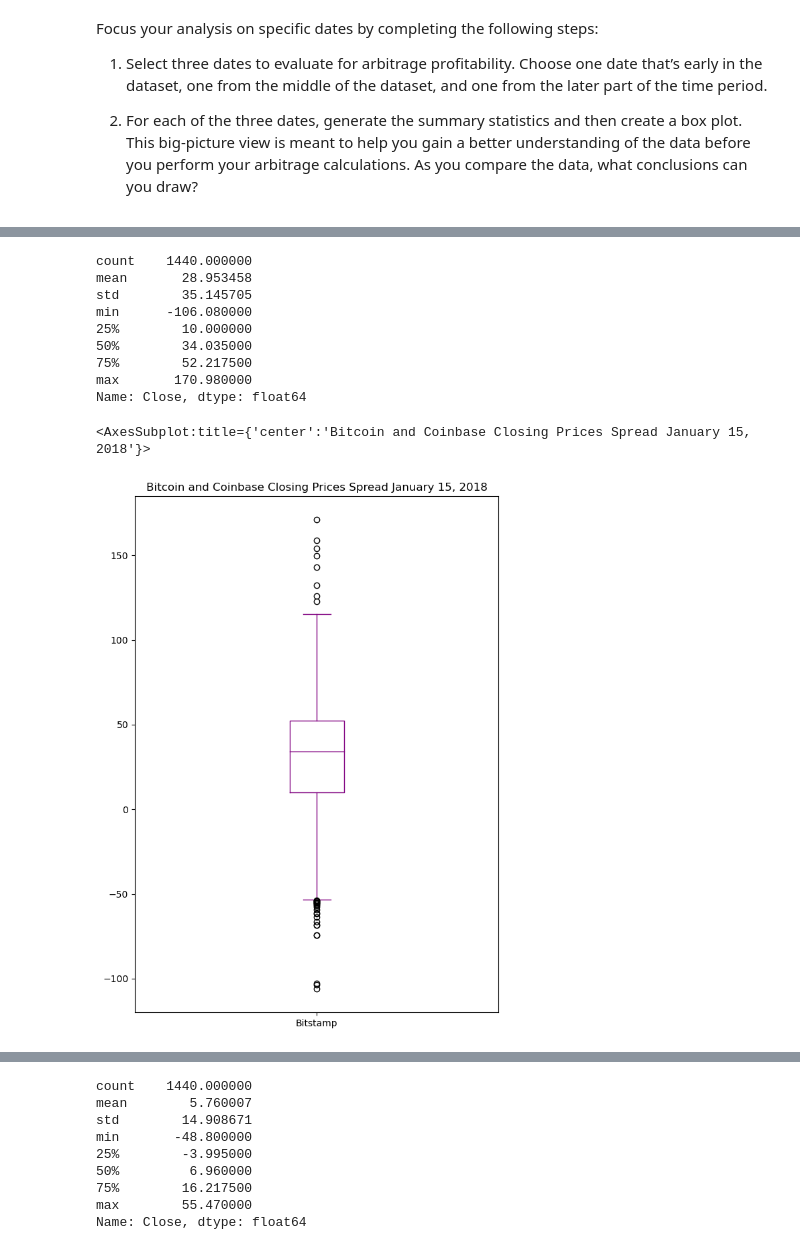
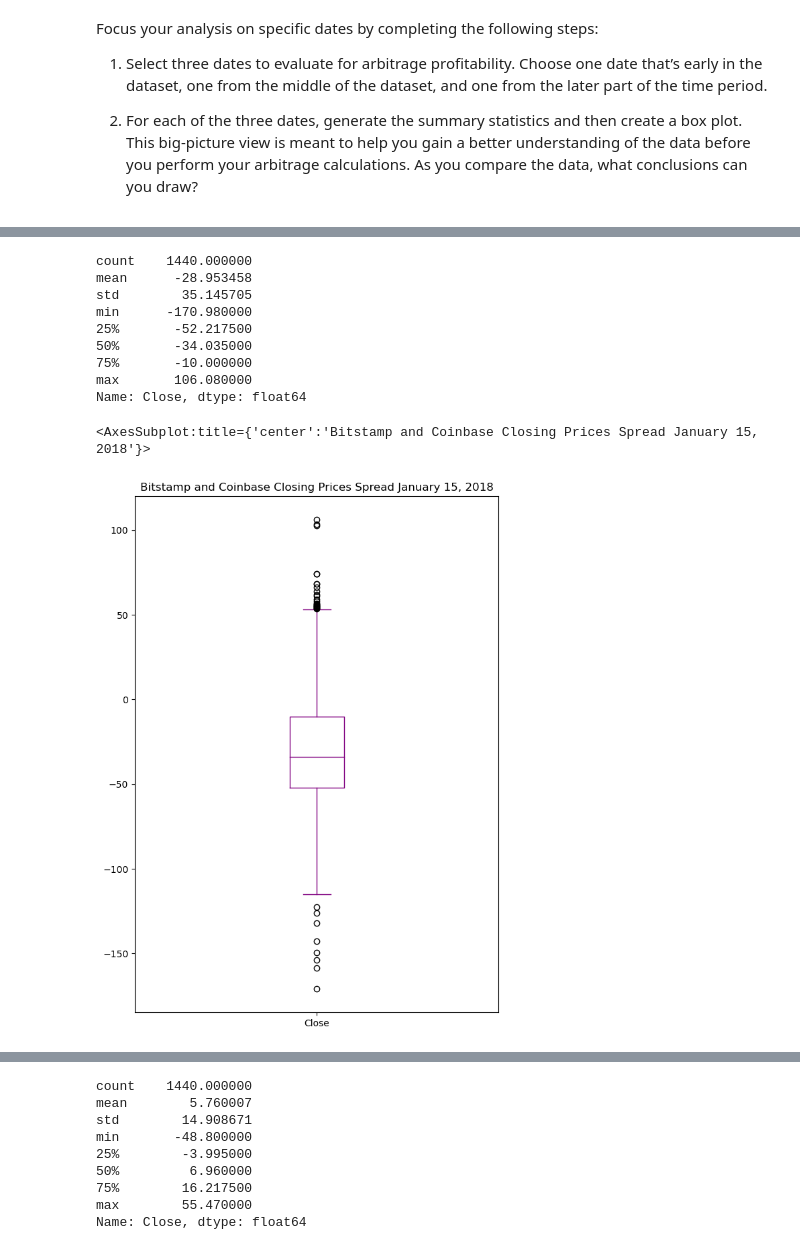
Before and after one commit to mbelld/Week_3_Challenge, a Jupyter notebook: crypto_arbitrage.ipynb, the cells around one changed output, grey strips where cells are left out. Cells and saved outputs as stored; diff of their text form; code cells hidden in the pictures.

```diff
--- a/crypto_arbitrage.ipynb
+++ b/crypto_arbitrage.ipynb
@@ -37,7 +37,7 @@ Instructions.
 # The CSV file is located in the Resources folder.
 # Set the index to the column "Date"
 # Set the parse_dates and infer_datetime_format parameters
-bitstamp = pd.read_csv(Path("../Week-3/Resources/bitstamp.csv"),
+bitstamp = pd.read_csv(Path("../Week_3_Challenge/Resources/bitstamp.csv"),
                        index_col = "Timestamp",
                        parse_dates = True,
                        infer_datetime_format = True)
@@ -61,7 +61,7 @@ bitstamp.head()
 # The CSV file is located in the Resources folder.
 # Set the index to the column "Timestamp"
 # Set the parse_dates and infer_datetime_format parameters
-coinbase = pd.read_csv(Path("../Week-3/Resources/coinbase.csv"),
+coinbase = pd.read_csv(Path("../Week_3_Challenge/Resources/coinbase.csv"),
                        index_col = "Timestamp",
                        parse_dates = True,
                        infer_datetime_format = True)
@@ -380,28 +386,28 @@ coinbase_sliced.loc["2018-01-15" : "2018-01-15"].plot(
 # by subtracting the bitstamp lower closing prices from the coinbase higher closing prices
 arbitrage_spread_early = bitstamp_sliced.loc["2018-01-15" : "2018-01-15"] - coinbase_sliced.loc["2018-01-15" : "2018-01-15"]
 
+
 # Generate summary statistics for the early DataFrame
 arbitrage_spread_early.describe()
 # %% [output]
 count    1440.000000
-mean       28.953458
+mean      -28.953458
 std        35.145705
-min      -106.080000
-25%        10.000000
-50%        34.035000
-75%        52.217500
-max       170.980000
+min      -170.980000
+25%       -52.217500
+50%       -34.035000
+75%       -10.000000
+max       106.080000
 Name: Close, dtype: float64
 # %%
 # Visualize the arbitrage spread from early in the dataset in a box plot
 arbitrage_spread_early.plot(kind = "box",
     figsize = (7,10),
     title = "Bitstamp and Coinbase Closing Prices Spread January 15, 2018",
-    color = "purple",
-    label = "Bitstamp")
+    color = "purple")
 # %% [output]
-<AxesSubplot:title={'center':'Bitcoin and Coinbase Closing Prices Spread January 15, 2018'}>
+<AxesSubplot:title={'center':'Bitstamp and Coinbase Closing Prices Spread January 15, 2018'}>
-[figure, old version]
+[figure, new version]
 # %%
 # Create an overlay plot that visualizes the two dataframes over a period of one day from the middle of the dataset.
 # Be sure that the plots include the parameters `legend`, `figsize`, `title`, `color` and `label`
```
Also changed, not shown: parts of 40 cells of this notebook, 1 other file.
